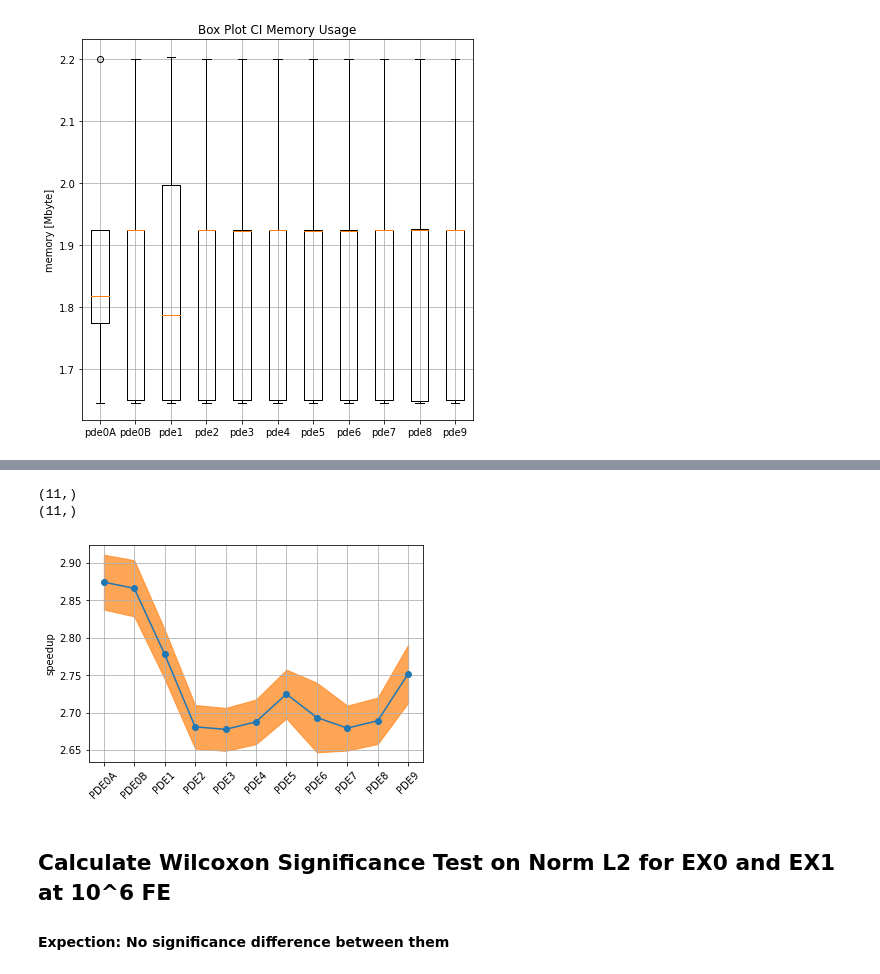
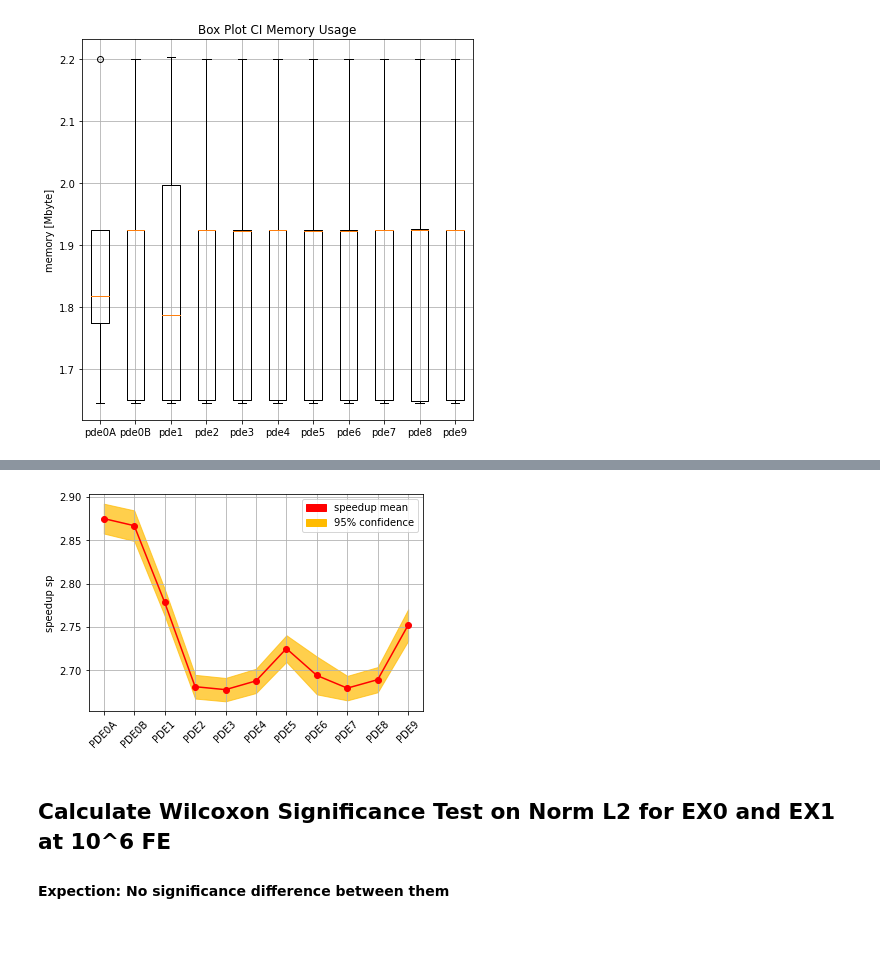
Before and after one commit to nicolai-schwartze/Masterthesis, a Jupyter notebook: code/experiments/experiment_1/ci_pde_1_evaluation.ipynb, the cells around one changed output, grey strips where cells are left out. Drawn from its saved outputs; the diff is of its cells as text; code cells hidden in the pictures; blank space fills up the shorter version.

```diff
--- a/code/experiments/experiment_1/ci_pde_1_evaluation.ipynb
+++ b/code/experiments/experiment_1/ci_pde_1_evaluation.ipynb
@@ -227,6 +227,14 @@ t_data_ex0_mean_10_4 = [np.mean(time_pde_0A_ex0_10_4), np.mean(time_pde_0B_ex0_1
              np.mean(time_pde_6_ex0_10_4), np.mean(time_pde_7_ex0_10_4), np.mean(time_pde_8_ex0_10_4), np.mean(time_pde_9_ex0_10_4)]
 
 
-t_data_ex1_mean_10_4 = [np.mean(time_pde_0A_ex1_10_4), np.mean(time_pde_0B_ex1_10_4), np.mean(time_pde_1_ex1_10_4), \
-                        np.mean(time_pde_2_ex1_10_4), np.mean(time_pde_3_ex1_10_4), np.mean(time_pde_4_ex1_10_4), np.mean(time_pde_5_ex1_10_4), \
-                        np.mean(time_pde_6_ex1_10_4), np.mean(time_pde_7_ex1_10_4), np.mean(time_pde_8_ex1_10_4), np.mean(time_pde_9_ex1_10_4)]
+t_data_ex1_mean_10_4 = [np.mean([1/x for x in time_pde_0A_ex1_10_4]), \
+                        np.mean([1/x for x in time_pde_0B_ex1_10_4]), \
+                        np.mean([1/x for x in time_pde_1_ex1_10_4]), \
+                        np.mean([1/x for x in time_pde_2_ex1_10_4]), \
+                        np.mean([1/x for x in time_pde_3_ex1_10_4]), \
+                        np.mean([1/x for x in time_pde_4_ex1_10_4]), \
+                        np.mean([1/x for x in time_pde_5_ex1_10_4]), \
+                        np.mean([1/x for x in time_pde_6_ex1_10_4]), \
+                        np.mean([1/x for x in time_pde_7_ex1_10_4]), \
+                        np.mean([1/x for x in time_pde_8_ex1_10_4]), \
+                        np.mean([1/x for x in time_pde_9_ex1_10_4])]
@@ -233,7 +257,7 @@ t_data_ex1_mean_10_4 = [np.mean(time_pde_0A_ex1_10_4), np.mean(time_pde_0B_ex1_1
 # %%
 speedup_data_mean_10_4 = []
 for i in range(11):
-    speedup_data_mean_10_4.append(t_data_ex0_mean_10_4[i]/t_data_ex1_mean_10_4[i])
+    speedup_data_mean_10_4.append(t_data_ex1_mean_10_4[i]*t_data_ex0_mean_10_4[i])
 
 speedup_data_std_10_4 = []
 speedup_data_std_10_4.append(np.sqrt(np.mean([x**2 for x in time_pde_0A_ex0_10_4]) * np.mean([(1/y)**2 for y in time_pde_0A_ex1_10_4])-\
@@ -259,26 +283,38 @@ speedup_data_std_10_4.append(np.sqrt(np.mean([x**2 for x in time_pde_8_ex0_10_4]
 speedup_data_std_10_4.append(np.sqrt(np.mean([x**2 for x in time_pde_9_ex0_10_4]) * np.mean([(1/y)**2 for y in time_pde_9_ex1_10_4])-\
 (np.mean(time_pde_9_ex0_10_4)*np.mean([1/y for y in time_pde_9_ex1_10_4]))**2))
 
+import numpy as np
+import scipy.stats
+
+def mean_confidence_interval(dof, se, confidence=0.95):
+    return se * scipy.stats.t.ppf((1 + confidence) / 2., dof)
+
+
+speedup_data_convidence = []
+for i in range(11):
+    speedup_data_convidence.append(mean_confidence_interval(19, speedup_data_std_10_4[i]/np.sqrt(20), confidence=0.95))
+
 speedup_data_mean_10_4 = np.array(speedup_data_mean_10_4)
-speedup_data_std_10_4 = np.array(speedup_data_std_10_4)
-print(speedup_data_mean_10_4.shape)
-print(speedup_data_std_10_4.shape)
+speedup_data_convidence = np.array(speedup_data_convidence)
-# %% [output]
-(11,)
-(11,)
 # %%
+import matplotlib.patches as mpatches
+
+speedup_patch = mpatches.Patch(color='#ff0000', label='speedup mean')
+convidence_patch = mpatches.Patch(color='#ffbb00', label='95% confidence')
+plt.legend(handles=[speedup_patch, convidence_patch])
+
 my_xticks = ['PDE0A','PDE0B','PDE1','PDE2','PDE3','PDE4','PDE5','PDE6','PDE7','PDE8','PDE9']
 x = np.array([0,1,2,3,4,5,6,7,8,9,10])
 plt.xticks(x, my_xticks, rotation=(45))
-plt.ylabel("speedup")
-plt.plot(speedup_data_mean_10_4, marker="o")
-plt.fill_between(x, speedup_data_mean_10_4-speedup_data_std_10_4, speedup_data_mean_10_4+speedup_data_std_10_4,
-    alpha=0.7, edgecolor='C1', facecolor='C1')
+plt.ylabel("speedup sp")
+plt.plot(speedup_data_mean_10_4, marker="o", color="#ff0000")
+plt.fill_between(x, speedup_data_mean_10_4-speedup_data_convidence, speedup_data_mean_10_4+speedup_data_convidence,
+    alpha=0.7, edgecolor='#ffbb00', facecolor='#ffbb00')
 plt.grid()
 plt.savefig("speedup_plot.pdf")
 plt.show()
 # %% [output]
-[figure, old version]
+[figure, new version]
 # %% [markdown]
 ## Calculate Wilcoxon Significance Test on Norm L2 for EX0 and EX1 at 10^6 FE
 #### Expection: No significance difference between them
```
Also changed, not shown: parts of 7 cells of this notebook, 53 other files.
